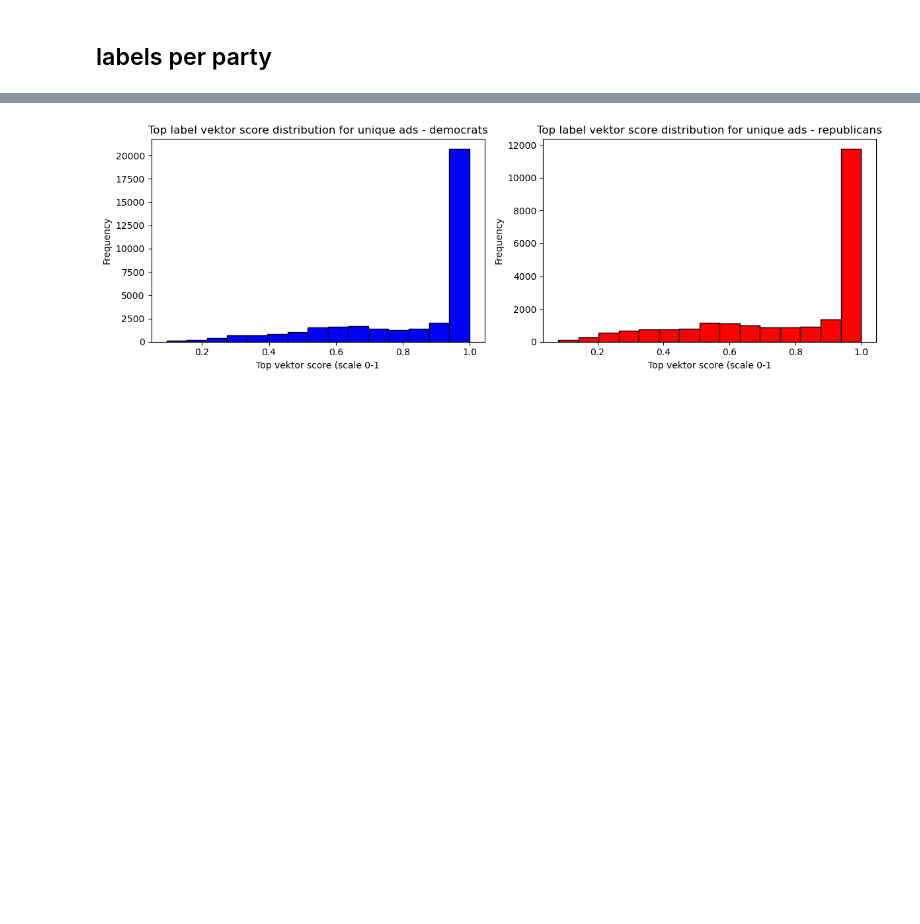
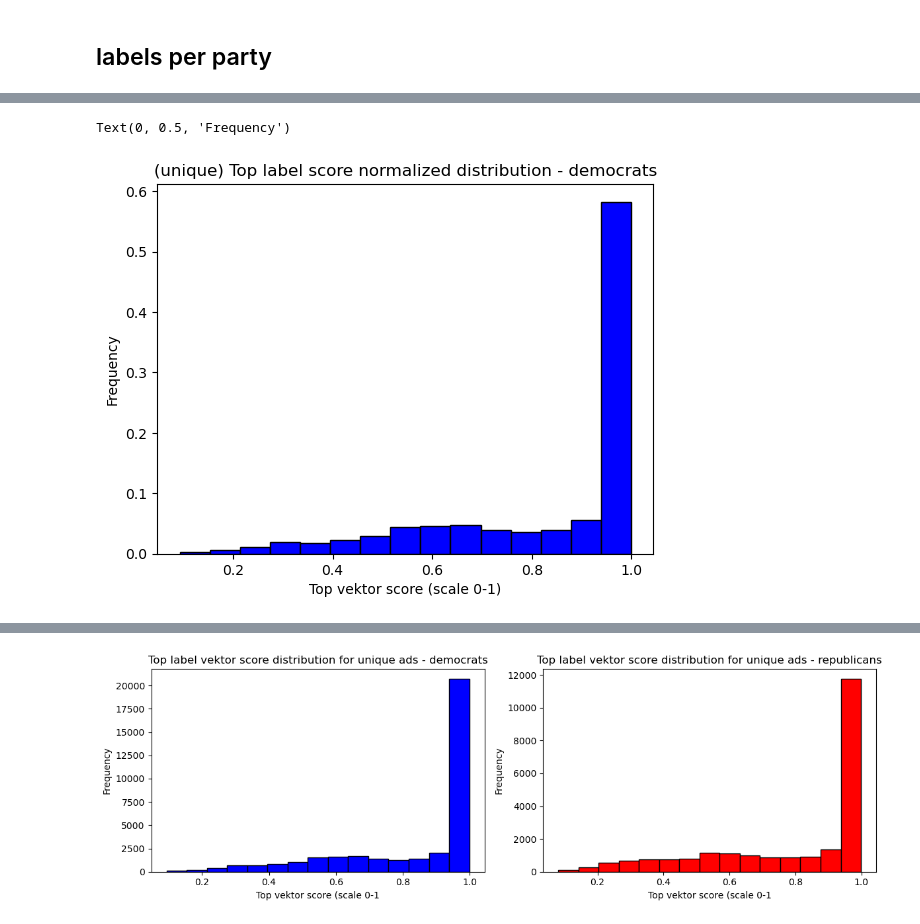
Before and after one commit to sofiepalmus/Thesis, a Jupyter notebook: DeBERTa_visuals.ipynb, the cells around one changed output, grey strips where cells are left out. Drawn from its saved outputs; the diff is of its cells as text; code cells hidden in the pictures; blank space fills up the shorter version.

```diff
--- a/DeBERTa_visuals.ipynb
+++ b/DeBERTa_visuals.ipynb
@@ -300,3 +303,20 @@ plt.show()
+# %%
+counts, bins = np.histogram(label_D["top_score"], bins=15)
+normalized_counts = counts / counts.sum()
+plt.bar(
+    bins[:-1],
+    normalized_counts,
+    width=np.diff(bins),
+    color="blue",
+    align="edge",
+    edgecolor="black",
+)
+plt.title("(unique) Top label score normalized distribution - democrats")
+plt.xlabel("Top vektor score (scale 0-1)")
+plt.ylabel("Frequency")
+# %% [output]
+Text(0, 0.5, 'Frequency')
+[figure, added]
 # %%
 ## distribution for republicans
 sns.histplot(label_R["top_score"], bins=15, color="red")
```
Also changed, not shown: parts of 4 cells of this notebook, 6 other files.
